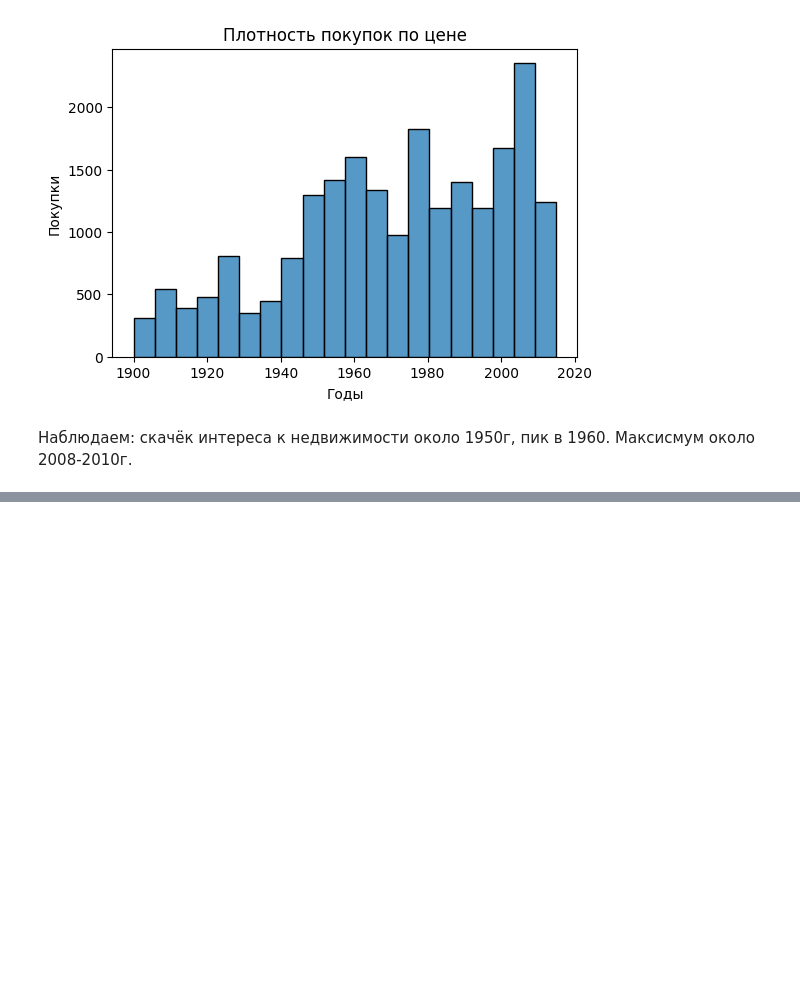
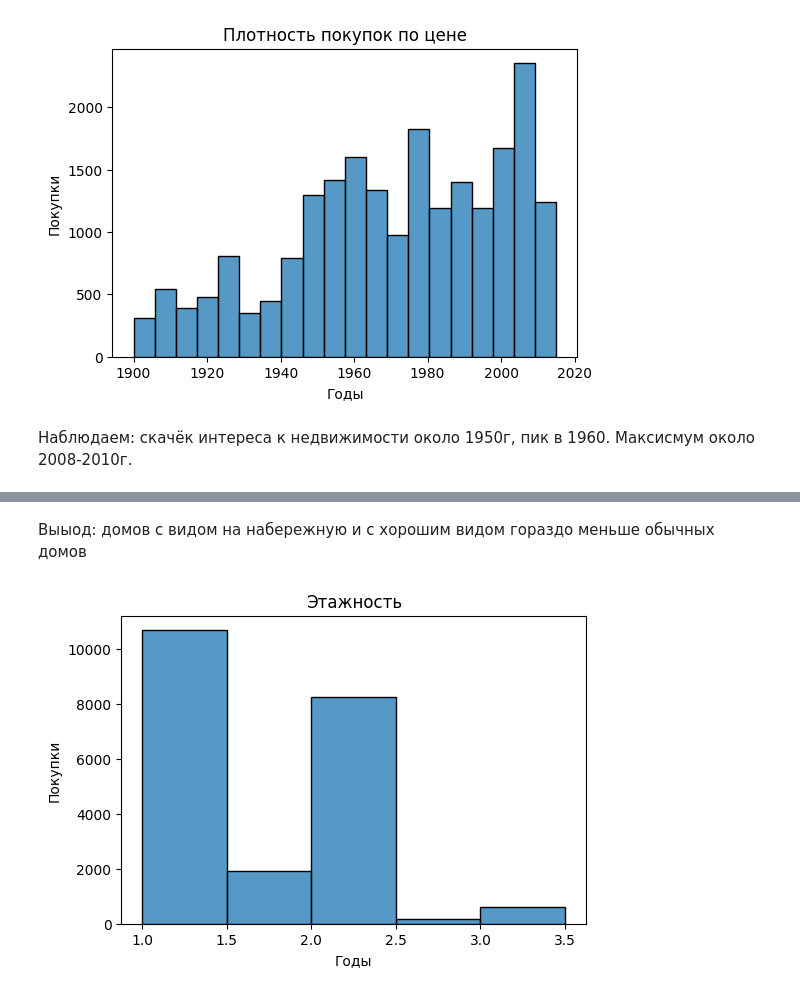
Before and after one commit to ArtemFilosofGB/PythonForAnalyst, a Jupyter notebook: Homework/Hw04/Homework04.ipynb, the cells around one changed output, grey strips where cells are left out. Cells and saved outputs as stored; diff of their text form; code cells hidden in the pictures; blank space fills up the shorter version.

```diff
--- a/Homework/Hw04/Homework04.ipynb
+++ b/Homework/Hw04/Homework04.ipynb
@@ -127,0 +197,13 @@ plt.ylabel('Покупки');
+# %% [markdown]
+Выыод: домов с видом на набережную и с хорошим видом гораздо меньше обычных домов
+# %%
+# 2.2. Изучите распределение этажей домов
+plt.figure(figsize=(6, 4))
+
+sns.histplot(df['floors'], bins=5)
+
+plt.title('Этажность')
+plt.xlabel('Годы')
+plt.ylabel('Покупки');
+# %% [output]
+[figure, added]
```
Also changed, not shown: parts of 16 cells of this notebook, 1 other file.
